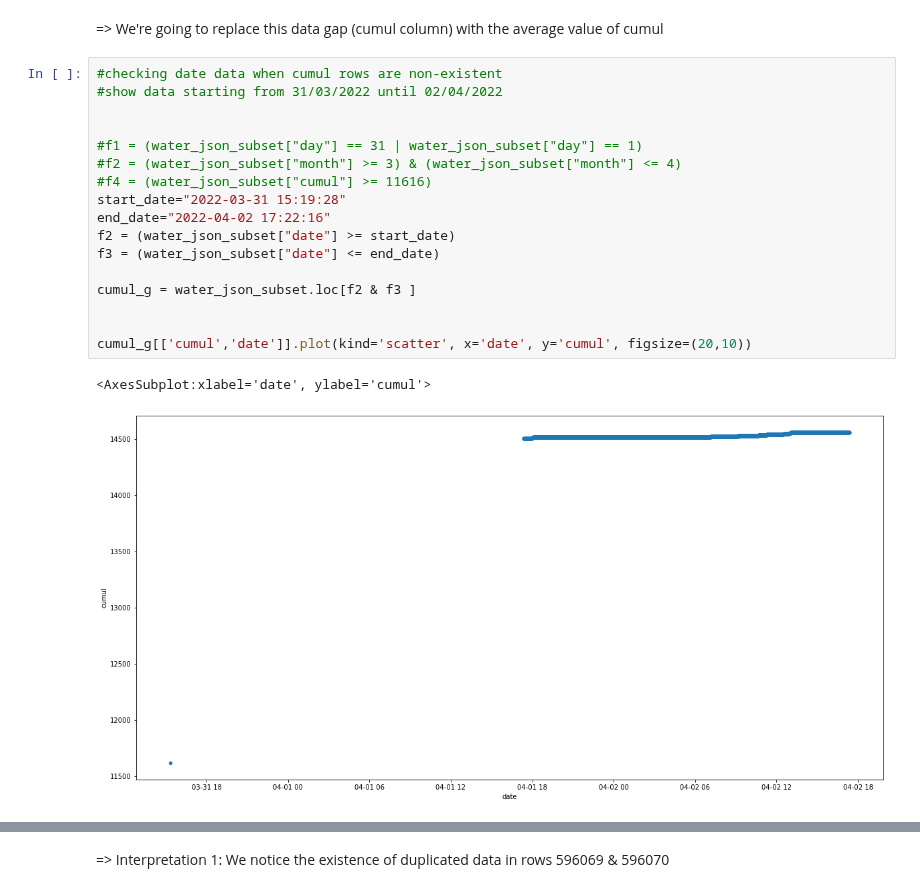
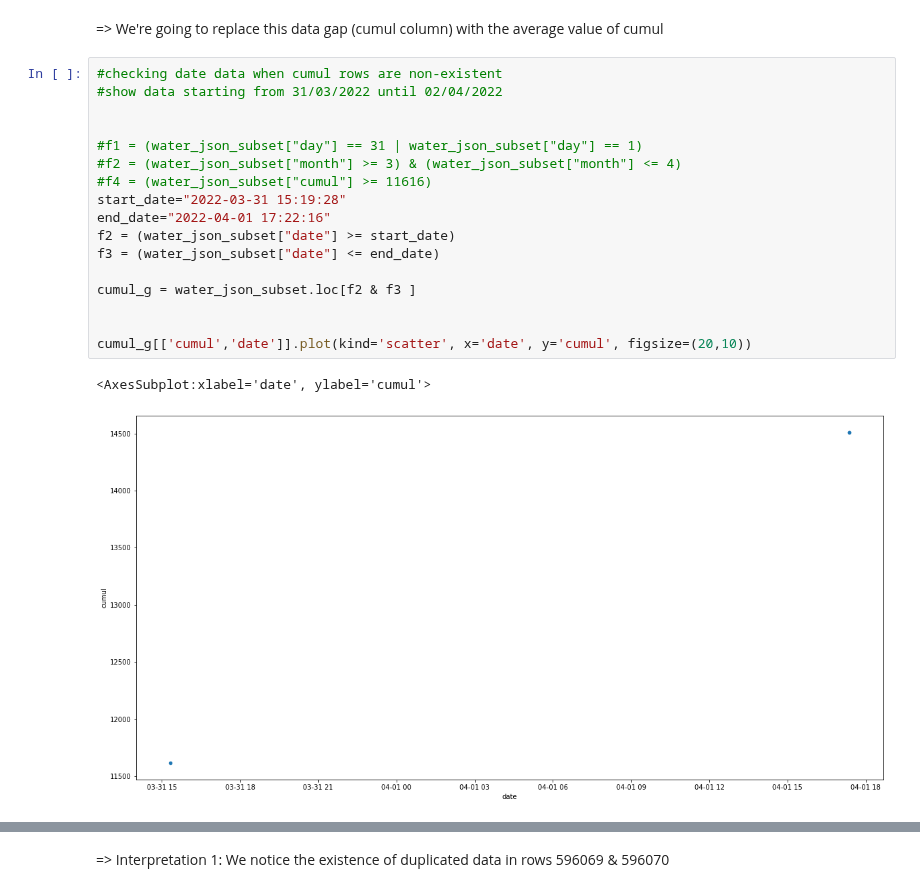
Before and after one commit to Cyrine-afk/Water-Consumption, a Jupyter notebook: Water DB.ipynb, the cells around one changed output, grey strips where cells are left out. Saved outputs shown, nothing was run; the diff lists cells and outputs as text.

```diff
--- a/Water DB.ipynb
+++ b/Water DB.ipynb
@@ -331,23 +331,23 @@ cumul_gaps4
 # %%
 #checking date data when cumul rows are non-existent
 #show data starting from 31/03/2022 until 02/04/2022
 
 
 #f1 = (water_json_subset["day"] == 31 | water_json_subset["day"] == 1)
 #f2 = (water_json_subset["month"] >= 3) & (water_json_subset["month"] <= 4)
 #f4 = (water_json_subset["cumul"] >= 11616)
 start_date="2022-03-31 15:19:28"
-end_date="2022-04-02 17:22:16"
+end_date="2022-04-01 17:22:16"
 f2 = (water_json_subset["date"] >= start_date)
 f3 = (water_json_subset["date"] <= end_date)
 
 cumul_g = water_json_subset.loc[f2 & f3 ]
 
 
 cumul_g[['cumul','date']].plot(kind='scatter', x='date', y='cumul', figsize=(20,10))
 # %% [output]
 <AxesSubplot:xlabel='date', ylabel='cumul'>
-[figure, old version]
+[figure, new version]
 # %%
 cumul_g
 # %% [output]
```
Also changed, not shown: parts of 2 cells of this notebook.
